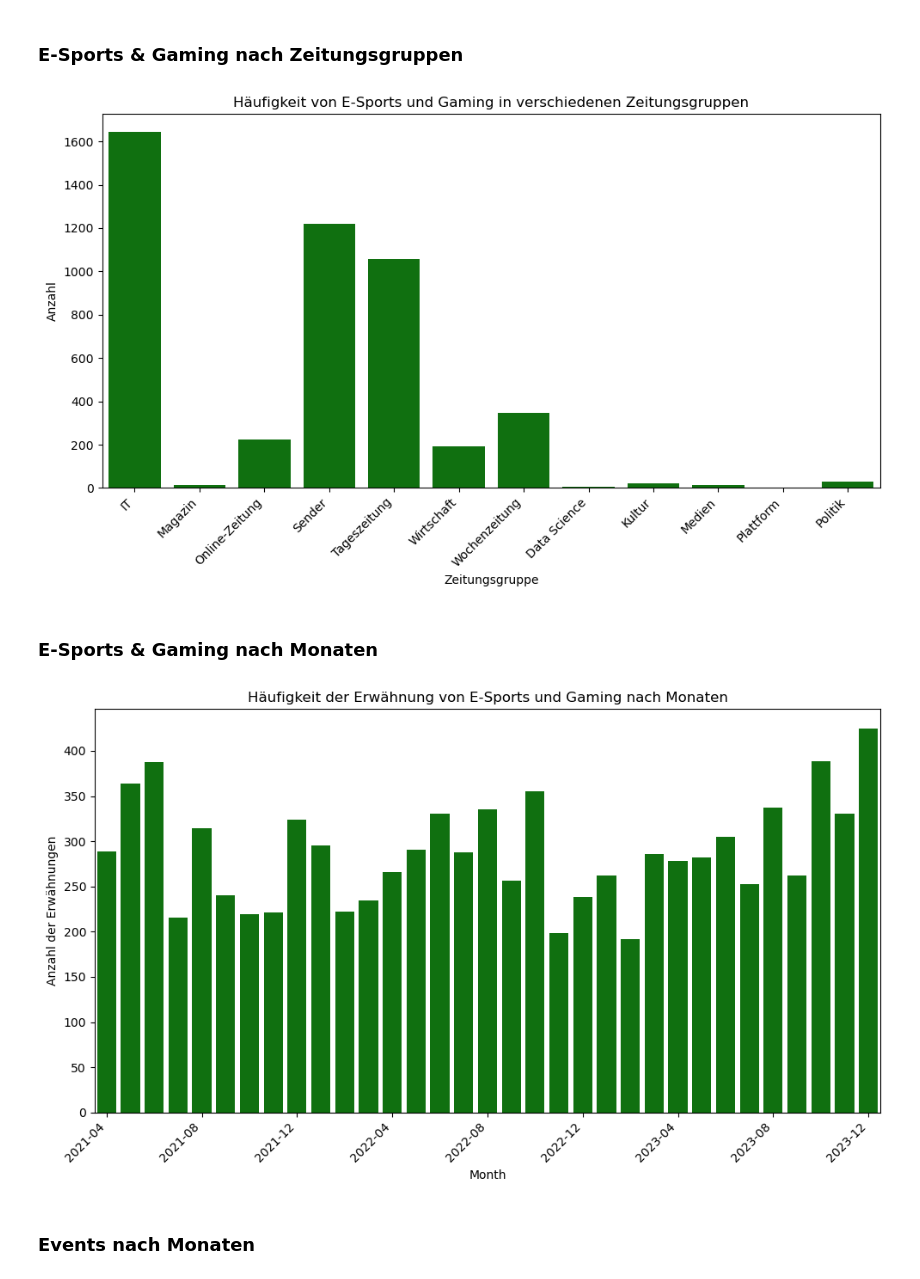
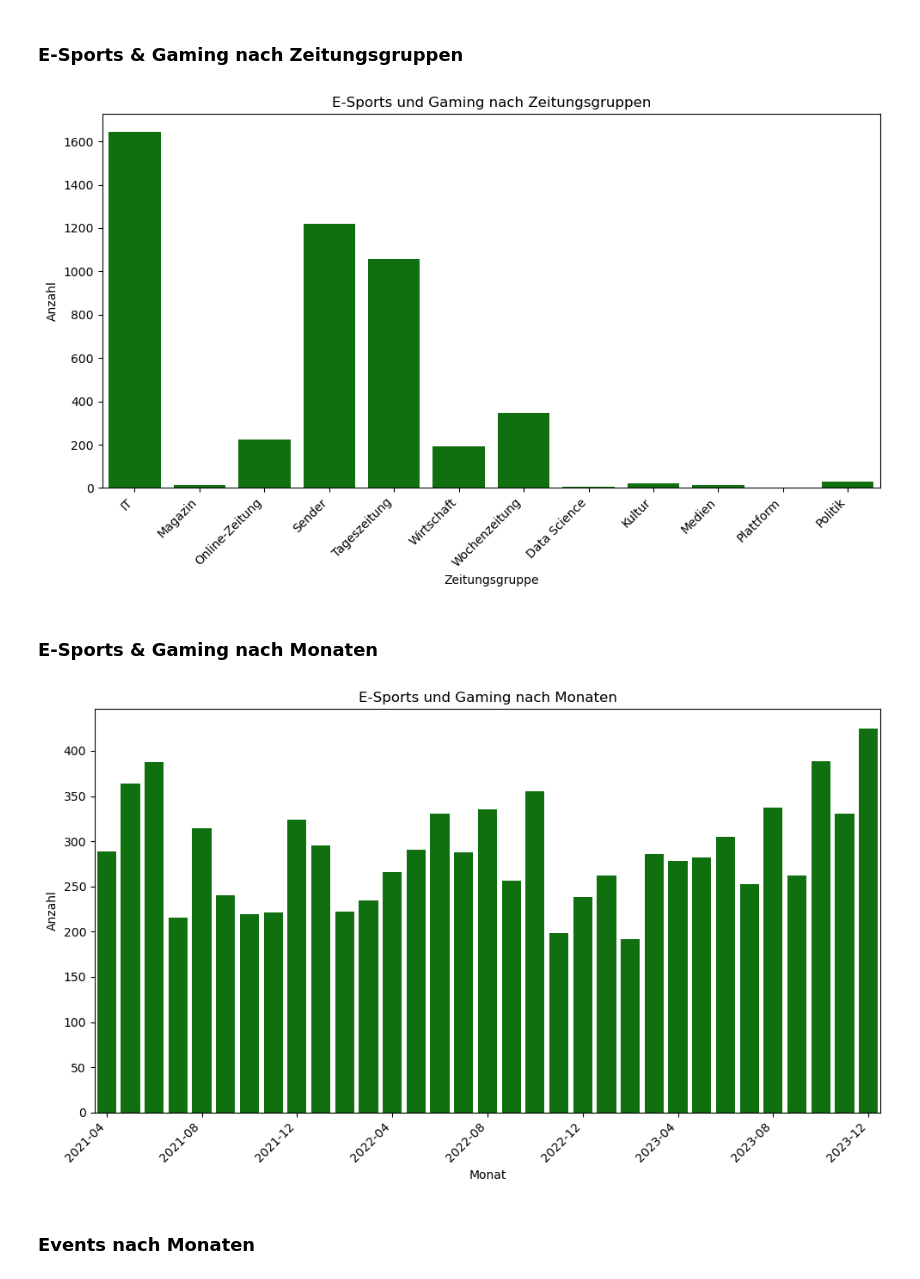
Before and after one commit to mixd304/dbuas-modul_5-applied-ds-1-studienarbeit-darius-mix, a Jupyter notebook: notebooks/eda.ipynb, the cells around one changed output. Drawn from its saved outputs; the diff is of its cells as text; code cells hidden in the pictures.

```diff
--- a/notebooks/eda.ipynb
+++ b/notebooks/eda.ipynb
@@ -118,31 +118,31 @@ plt.show()
 # %%
 plt.figure(figsize=(10, 6))
 sns.barplot(data=df_filterwords_count_total_by_paper_group, x='Gruppe', y='Count', color='green', errorbar=None)
-plt.title('Häufigkeit von E-Sports und Gaming in verschiedenen Zeitungsgruppen')
+plt.title('E-Sports und Gaming nach Zeitungsgruppen')
 plt.xlabel('Zeitungsgruppe')
 plt.ylabel('Anzahl')
 plt.xticks(rotation=45, ha='right')
 plt.tight_layout()
 plt.show()
 # %% [output]
-[figure, old version]
+[figure, new version]
 # %% [markdown]
 ### E-Sports & Gaming nach Monaten
 # %%
 df_plot = df_filterwords_count_total_by_month.groupby('Month').sum().reset_index()
 
 plt.figure(figsize=(10, 6))
 sns.barplot(data=df_plot, x=df_plot['Month'], y='Count', color='green', errorbar=None)
-plt.title('Häufigkeit der Erwähnung von E-Sports und Gaming nach Monaten')
-plt.xlabel('Month')
-plt.ylabel('Anzahl der Erwähnungen')
+plt.title('E-Sports und Gaming nach Monaten')
+plt.xlabel('Monat')
+plt.ylabel('Anzahl')
 plt.xticks(rotation=45, ha='right')
 plt.xticks(np.arange(0, len(df_plot), step=4))
 
 plt.tight_layout()
 plt.show()
 # %% [output]
-[figure, old version]
+[figure, new version]
 # %% [markdown]
 ### Events nach Monaten
 # %%
```
Also changed, not shown: parts of 23 cells of this notebook, 7 other files.
